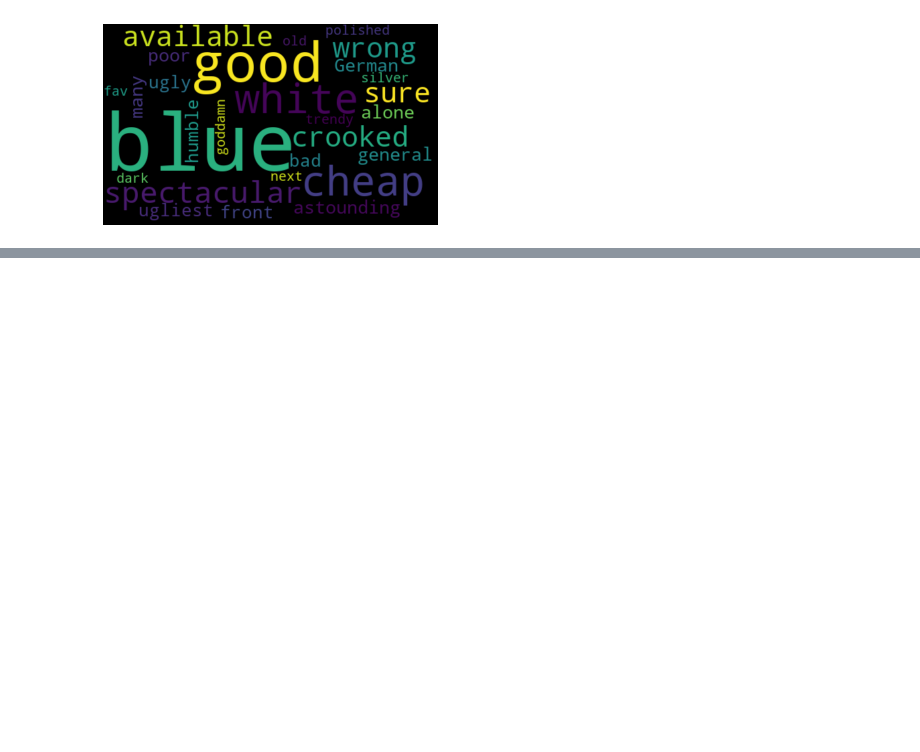
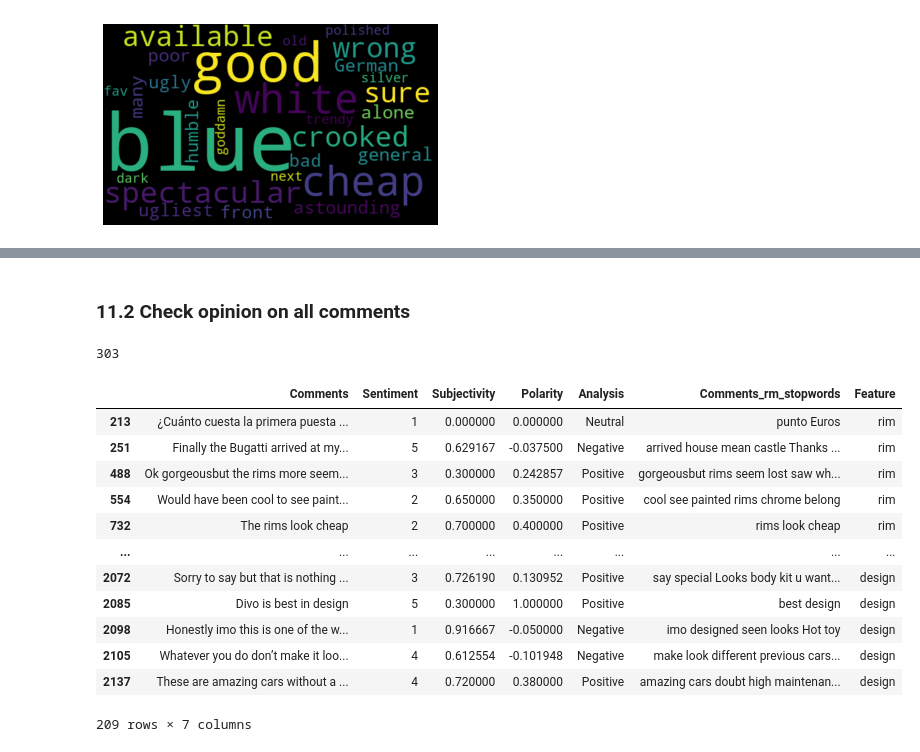
Before and after one commit to johnphilipp/yt-analytics, a Jupyter notebook: test.ipynb, the cells around one changed output, grey strips where cells are left out. Drawn from its saved outputs; the diff is of its cells as text; code cells hidden in the pictures; blank space fills up the shorter version.

```diff
--- a/test.ipynb
+++ b/test.ipynb
@@ -440,23 +425,0 @@ df
-# %%
-import spacy
-
-nlp = spacy.load("en_core_web_md")
-
-features = ["rim", "steering wheel", "engine", "light", "color", "colour", "carbon", "light"]
-
-# Create new df which saves all comments where feature is mentioned
-dfFeatures = pd.DataFrame()
-for feature in features:
-    dfFeatures = pd.concat([dfFeatures, df[df["Comments"].str.contains(feature)]], axis=0)
-
-# Create new col "Feature" to name rows
-dfFeatures["Feature"] = None
-for feature in features:
-    for i in range(len(dfFeatures)):
-        if feature in dfFeatures["Comments"].iloc[i]:
-            if dfFeatures["Feature"].iloc[i] is None:
-                dfFeatures["Feature"].iloc[i] = [feature]
-            else:
-                dfFeatures["Feature"].iloc[i].append(feature)
-
-dfFeatures.head(n=10)
@@ -478,0 +426,30 @@ See the caveats in the documentation: https://pandas.pydata.org/pandas-docs/stab
+# %% [markdown]
+### 11.2 Check opinion on all comments
+# %%
+# New df which filters to only include comments that contain meantion of a feature
+features = ["rim", "steering wheel", "engine", "color", "colour",
+            "carbon", "light", "design", "sound", "interior", "exterior",
+            "mirror", "body", "brake", "chassis", "suspension", "gearbox",
+            "navigation", "infotainment"]
+dfFeatures = pd.DataFrame()
+for feature in features:
+    dfFeatures = pd.concat([dfFeatures, get_df_with_feature(feature)], axis=0)
+len(dfFeatures)
+# %% [output]
+303
+# %%
+dfFeatures
+# %% [output]
+|  | Comments | Sentiment | Subjectivity | Polarity | Analysis | Comments_rm_stopwords | Feature |
+| 213 | ¿Cuánto cuesta la primera puesta ... | 1 | 0.000000 | 0.000000 | Neutral | punto Euros | rim |
+| 251 | Finally the Bugatti arrived at my... | 5 | 0.629167 | -0.037500 | Negative | arrived house mean castle Thanks ... | rim |
+| 488 | Ok gorgeousbut the rims more seem... | 3 | 0.300000 | 0.242857 | Positive | gorgeousbut rims seem lost saw wh... | rim |
+| 554 | Would have been cool to see paint... | 2 | 0.650000 | 0.350000 | Positive | cool see painted rims chrome belong | rim |
+| 732 | The rims look cheap | 2 | 0.700000 | 0.400000 | Positive | rims look cheap | rim |
+| ... | ... | ... | ... | ... | ... | ... | ... |
+| 2072 | Sorry to say but that is nothing ... | 3 | 0.726190 | 0.130952 | Positive | say special Looks body kit u want... | design |
+| 2085 | Divo is best in design | 5 | 0.300000 | 1.000000 | Positive | best design | design |
+| 2098 | Honestly imo this is one of the w... | 1 | 0.916667 | -0.050000 | Negative | imo designed seen looks Hot toy | design |
+| 2105 | Whatever you do don’t make it loo... | 4 | 0.612554 | -0.101948 | Negative | make look different previous cars... | design |
+| 2137 | These are amazing cars without a ... | 4 | 0.720000 | 0.380000 | Positive | amazing cars doubt high maintenan... | design |
+209 rows × 7 columns
```
Also changed, not shown: parts of 10 cells of this notebook.
